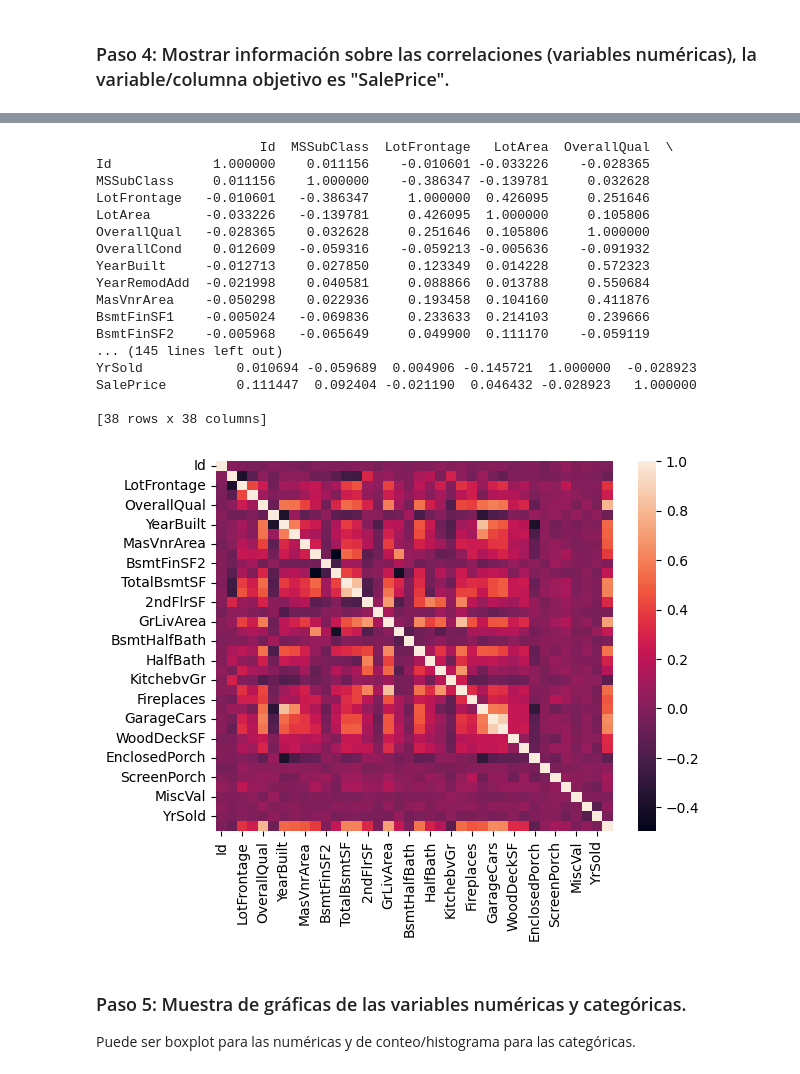
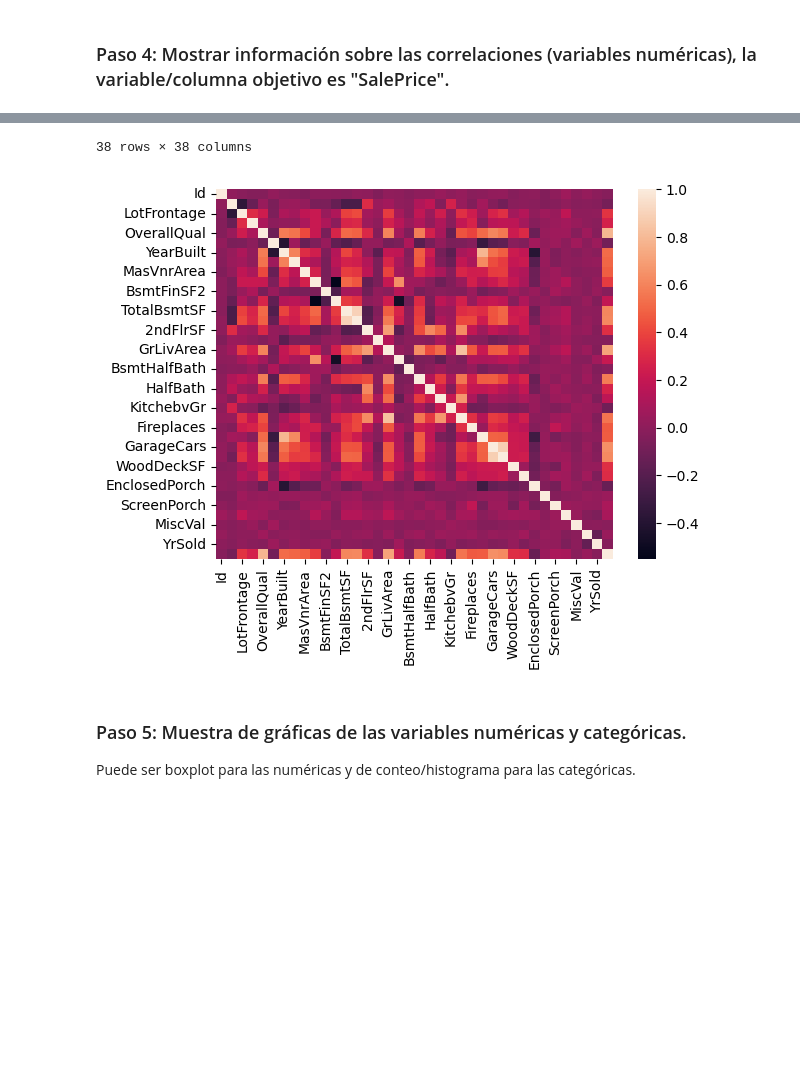
Before and after one commit to alan19720/proyecto1, a Jupyter notebook: Proyecto 1 - EDA completo.ipynb, the cells around one changed output, grey strips where cells are left out. Cells and saved outputs as stored; diff of their text form; code cells hidden in the pictures; blank space fills up the shorter version.

```diff
--- a/Proyecto 1 - EDA completo.ipynb
+++ b/Proyecto 1 - EDA completo.ipynb
@@ -135,8 +128,7 @@ por lo que hacerlas categoricas nos ayudaria bastante en la limpieza de nuestro
 ### Paso 4: Mostrar información sobre las correlaciones (variables numéricas), la variable/columna objetivo es "SalePrice".
 # %%
 #Diagrama de la matriz de correlaciones y nuevo df_numerico para tener un mejor resultado en el diagrama
-df.corr(numeric_only=True)
-df_numerico = df.select_dtypes(include=['number'])
+
 sns.heatmap(df_numerico.corr())
-print(df.corr(numeric_only=True))
+display(df.corr(numeric_only=True))
 # %% [output]
@@ -143,21 +152,5 @@ print(df.corr(numeric_only=True))
-                     Id  MSSubClass  LotFrontage   LotArea  OverallQual  \
-Id             1.000000    0.011156    -0.010601 -0.033226    -0.028365
-MSSubClass     0.011156    1.000000    -0.386347 -0.139781     0.032628
-LotFrontage   -0.010601   -0.386347     1.000000  0.426095     0.251646
-LotArea       -0.033226   -0.139781     0.426095  1.000000     0.105806
-OverallQual   -0.028365    0.032628     0.251646  0.105806     1.000000
-OverallCond    0.012609   -0.059316    -0.059213 -0.005636    -0.091932
-YearBuilt     -0.012713    0.027850     0.123349  0.014228     0.572323
-YearRemodAdd  -0.021998    0.040581     0.088866  0.013788     0.550684
-MasVnrArea    -0.050298    0.022936     0.193458  0.104160     0.411876
-BsmtFinSF1    -0.005024   -0.069836     0.233633  0.214103     0.239666
-BsmtFinSF2    -0.005968   -0.065649     0.049900  0.111170    -0.059119
-... (145 lines left out)
-YrSold            0.010694 -0.059689  0.004906 -0.145721  1.000000  -0.028923
-SalePrice         0.111447  0.092404 -0.021190  0.046432 -0.028923   1.000000
-
-[38 rows x 38 columns]
+38 rows × 38 columns
-[figure, old version]
+[figure, new version]
 # %% [markdown]
 ### Paso 5: Muestra de gráficas de las variables numéricas y categóricas.
 Puede ser boxplot para las numéricas y de conteo/histograma para las categóricas.
```
Also changed, not shown: parts of 9 cells of this notebook.
